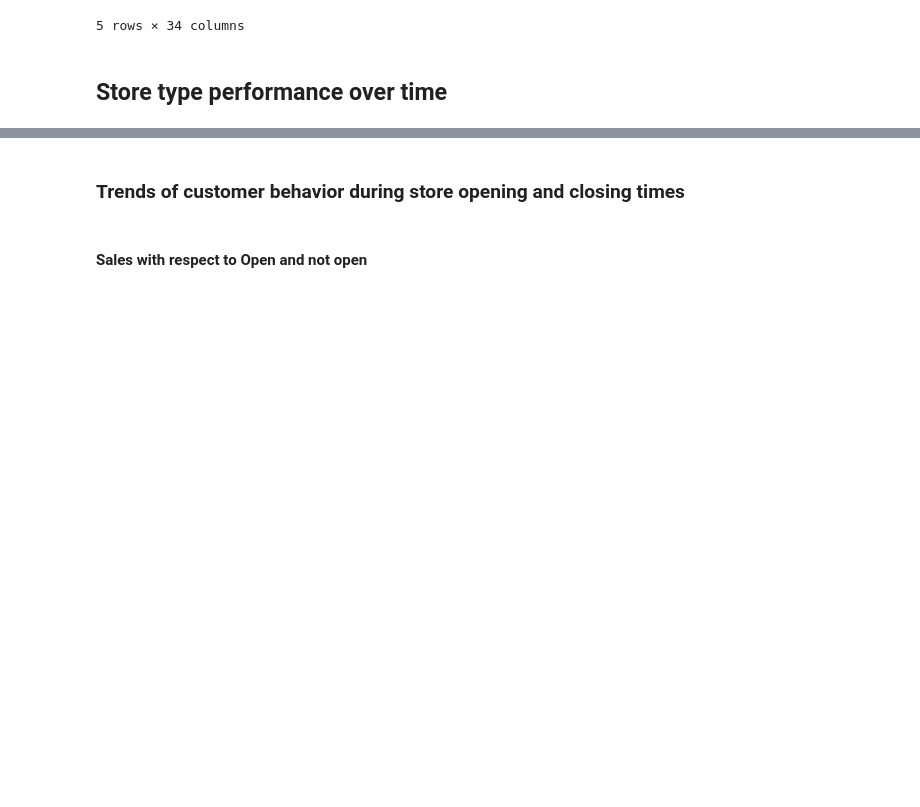
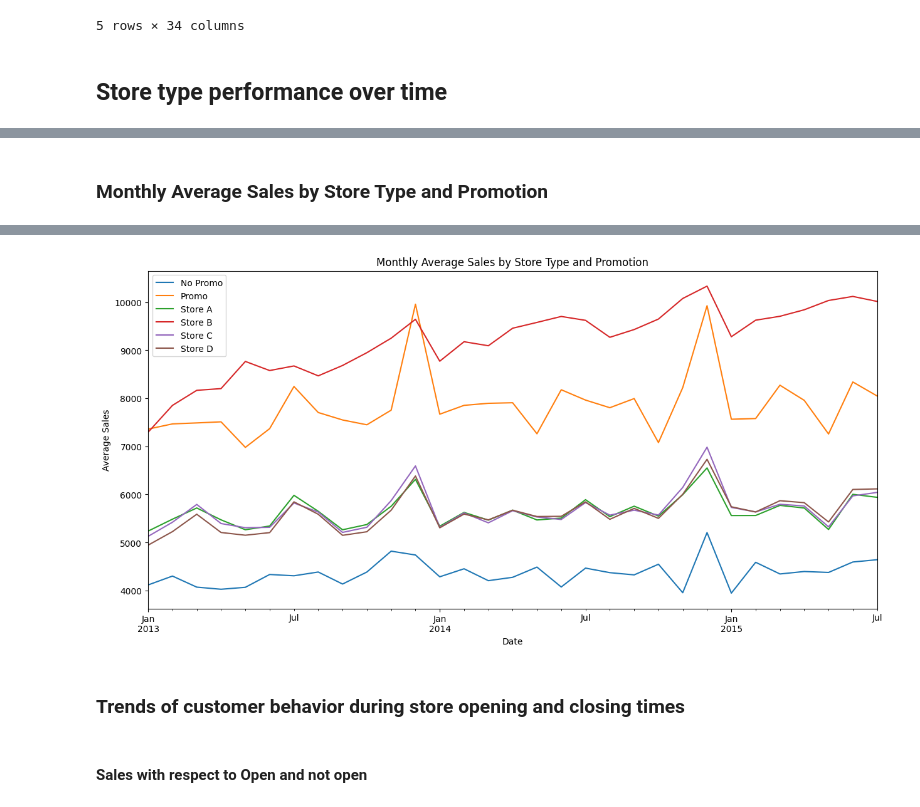
Before and after one commit to hanaDemma/Pharmaceuticals-finance-data-Analysis-week-4, a Jupyter notebook: notebooks/exploratory_analysis.ipynb, the cells around one changed output, grey strips where cells are left out. Saved outputs shown, nothing was run; the diff lists cells and outputs as text; code cells hidden in the pictures; blank space fills up the shorter version.

Commit message:
monthly sales over store type and promotion

```diff
--- a/notebooks/exploratory_analysis.ipynb
+++ b/notebooks/exploratory_analysis.ipynb
@@ -699 +699,4 @@ store_type_sales=storeTypePerformanceOverTime(merged_train_data_store)
 [figure]
+# %%
+merged_store_type_prome = pd.merge(monthly_promo_sales, store_type_sales, on='Date', how='inner')
+merged_store_type_prome.head()
@@ -699,0 +711,6 @@ store_type_sales=storeTypePerformanceOverTime(merged_train_data_store)
+# %% [markdown]
+### Monthly Average Sales by Store Type and Promotion
+# %%
+from scripts.feature_engineering import storeTypeAndPromoOverTime
+storeTypeAndPromoOverTime(merged_store_type_prome)
+# %% [output]
@@ -700,3 +719,4 @@ store_type_sales=storeTypePerformanceOverTime(merged_train_data_store)
+[figure, added]
 # %% [markdown]
 ### Trends of customer behavior during store opening and closing times
 # %% [markdown]
```
Also changed, not shown: parts of 35 cells of this notebook, 2 other files.
